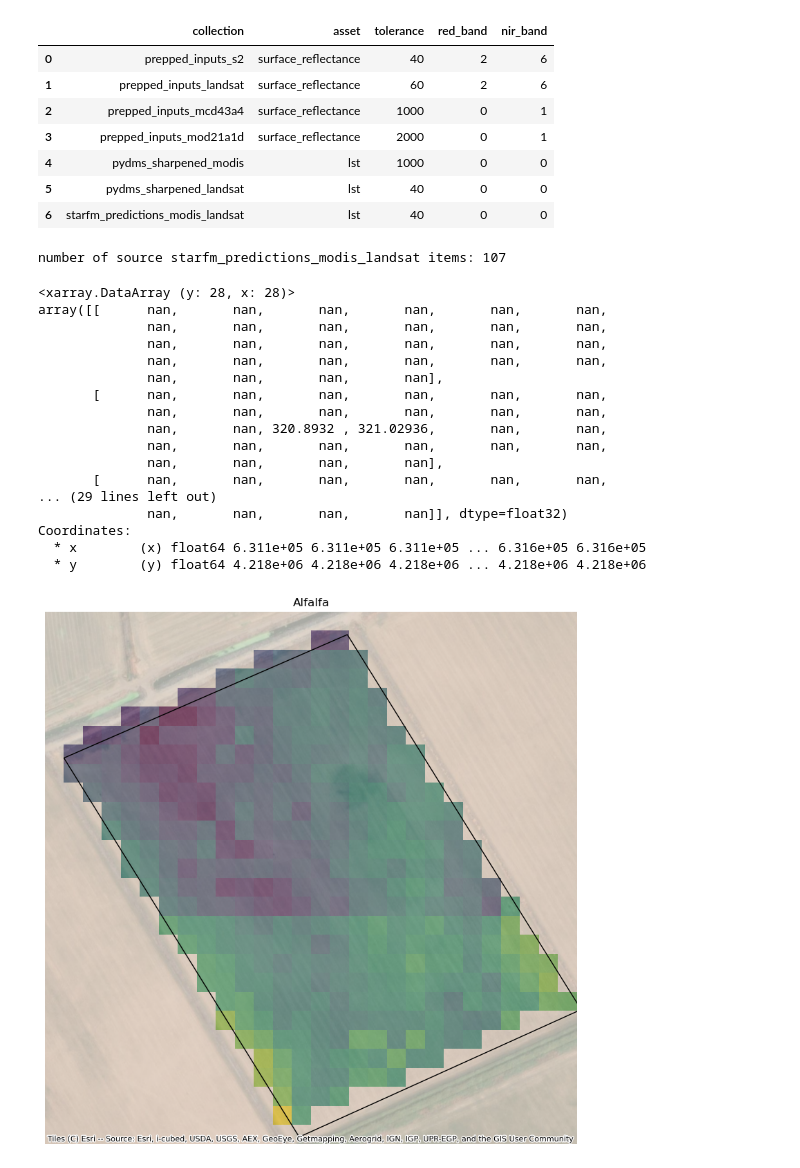
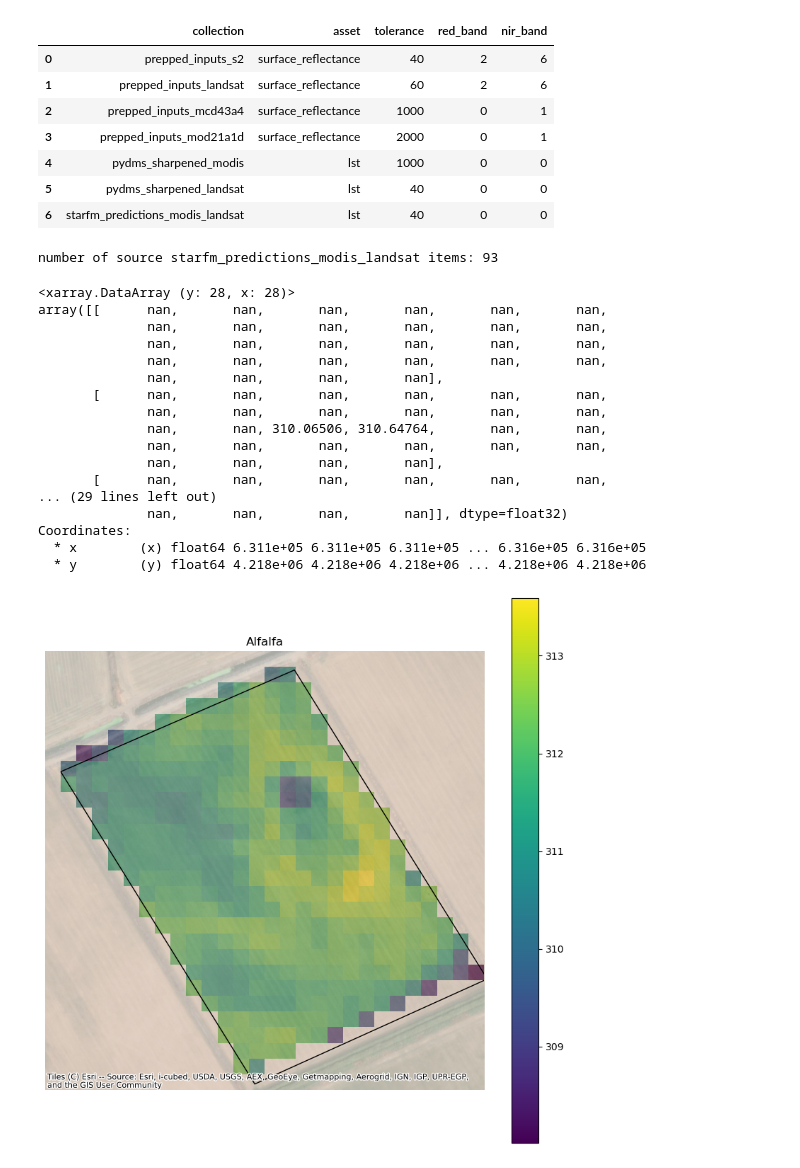
Before and after one commit to eculler/lst-crop-stress-capstone, a Jupyter notebook: exploratory/plotting-exploration.ipynb, the cells around one changed output. Saved outputs shown, nothing was run; the diff lists cells and outputs as text; code cells hidden in the pictures.

```diff
--- a/exploratory/plotting-exploration.ipynb
+++ b/exploratory/plotting-exploration.ipynb
@@ -98,8 +98,8 @@ cat_url = 'https://fusion-stac.hydrosat.com'
 catalog = Client.open(cat_url, headers)
 # %%
 geom = {'type': 'Point', 'coordinates': crop_center_points['Alfalfa']}
-start_date = "2021-04-30T00:00:00Z"
-end_date = "2021-08-31T00:00:00Z"
+start_date = "2022-04-30T00:00:00Z"
+end_date = "2022-08-31T00:00:00Z"
 pt = Point(geom['coordinates'])
 aoi = aoi_coordinates['Alfalfa']
 poly = Polygon(aoi)
@@ -147,7 +147,7 @@ search = catalog.search(
 s2_items = search.get_all_items()
 print(f'number of source {collection} items: {len(s2_items)}')
 # %% [output]
-number of source starfm_predictions_modis_landsat items: 107
+number of source starfm_predictions_modis_landsat items: 93
 # %%
 itemjson = s2_items.to_dict()
 filepath = itemjson["features"][1]["assets"]["lst"]["href"]
@@ -188,7 +188,7 @@ array([[      nan,       nan,       nan,       nan,       nan,       nan,
               nan,       nan,       nan,       nan],
        [      nan,       nan,       nan,       nan,       nan,       nan,
               nan,       nan,       nan,       nan,       nan,       nan,
-              nan,       nan, 320.8932 , 321.02936,       nan,       nan,
+              nan,       nan, 310.06506, 310.64764,       nan,       nan,
               nan,       nan,       nan,       nan,       nan,       nan,
               nan,       nan,       nan,       nan],
        [      nan,       nan,       nan,       nan,       nan,       nan,
@@ -200,18 +200,18 @@ Coordinates:
 # %%
 # Plot raster
 fig, ax = plt.subplots(figsize=(10, 10))
 
-data_array.plot.imshow(ax=ax, add_colorbar=False)
+data_array.plot.imshow(ax=ax, add_colorbar=True)
 poly_gdf.plot(ax=ax, facecolor='none', edgecolor='black')
 ctx.add_basemap(ax, crs=poly_gdf.crs, source=ctx.providers.Esri.WorldImagery, alpha=0.5)
 
 # Format axes
 ax.set_title('Alfalfa')
 ax.set(xticks=[], yticks=[], xlabel='', ylabel='')
 ax.axes.set_aspect('equal')
 ax.set_axis_off()
 # %% [output]
-[figure, old version]
+[figure, new version]
 # %%
 # Open the file with Rasterio
 Session = rasterio.Env()
```
Also changed, not shown: parts of 2 cells of this notebook, 1 other file.
